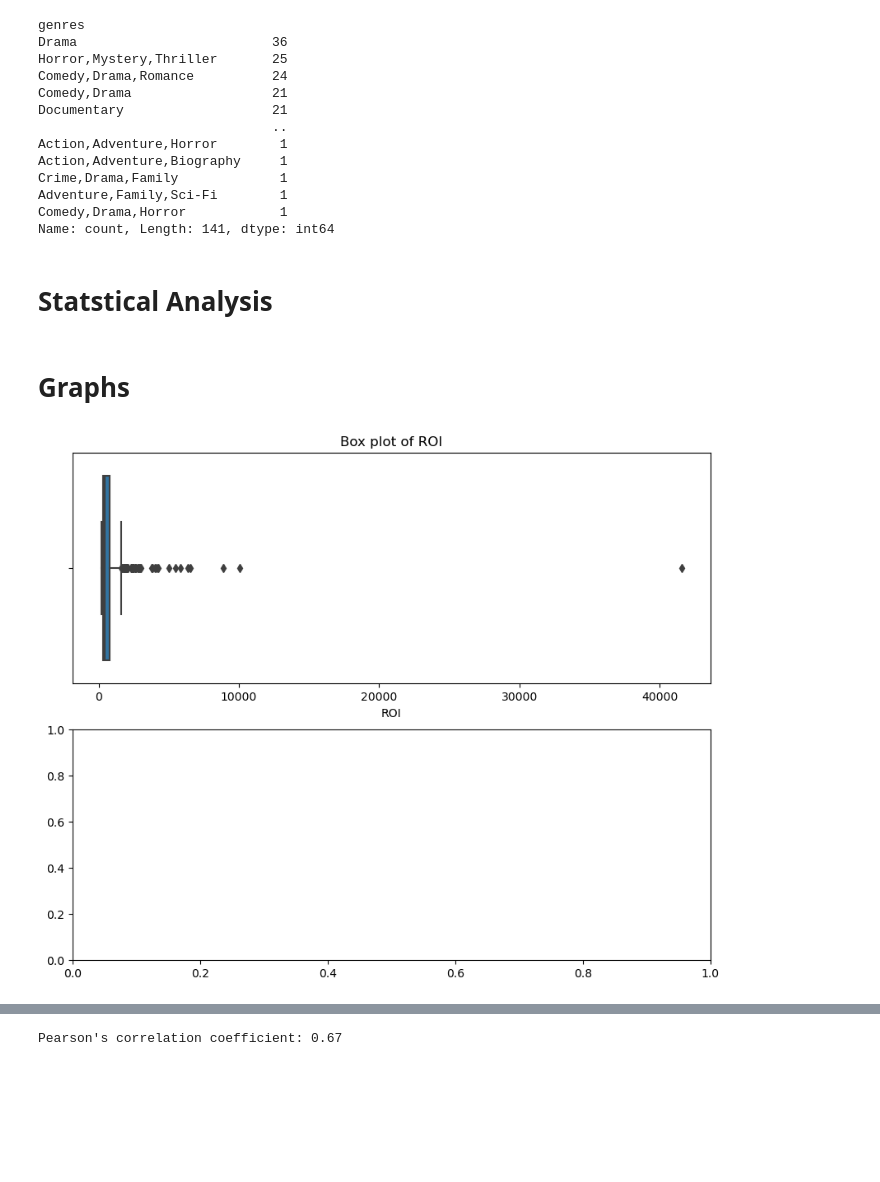
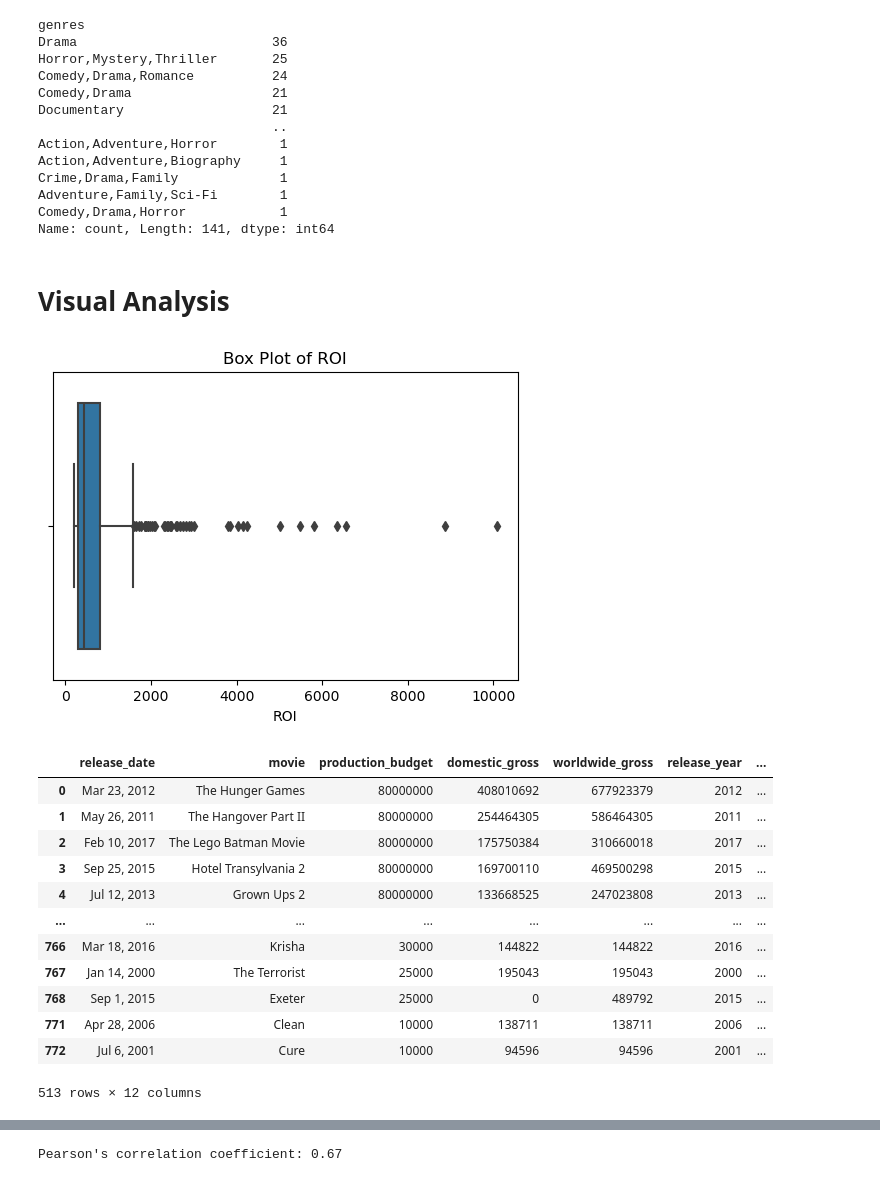
Before and after one commit to GoknurK/Movie_Studio, a Jupyter notebook: stats.ipynb, the cells around one changed output, grey strips where cells are left out. Cells and saved outputs as stored; diff of their text form; code cells hidden in the pictures; blank space fills up the shorter version.

Commit message:
adding box, scatter plots and organizing notebook

```diff
--- a/stats.ipynb
+++ b/stats.ipynb
@@ -230,7 +199,6 @@ movie_budgets_filtered
 # %%
-#ORIGINAL ROI column - DO NOT RUN THIS CODE
-#may not use anymore
-movie_budgets_filtered['ROI'] = round(movie_budgets_filtered['worldwide_gross'] / movie_budgets_filtered['production_budget']) * 100
+# Create return on investment (ROI) column
+movie_budgets_filtered['roi'] = round((movie_budgets_filtered['profit'] / movie_budgets_filtered['production_budget']) * 100, 2)
 movie_budgets_filtered
 # %% [output]
 |  | id | release_date | movie | production_budget | domestic_gross | worldwide_gross | release_year | ... |
@@ -246,7 +214,3 @@ movie_budgets_filtered
 | 5780 | 81 | Sep 29, 2015 | A Plague So Pleasant | 1400 | 0 | 0 | 2015 | ... |
 | 5781 | 82 | Aug 5, 2005 | My Date With Drew | 1100 | 181041 | 181041 | 2005 | ... |
 4387 rows × 10 columns
-# %%
-#new ROI column with production budget subtracted
-movie_budgets_filtered['roi'] = round((movie_budgets_filtered['net_profit'] / movie_budgets_filtered['production_budget']) * 100, 2)
-movie_budgets_filtered
@@ -409 +322,4 @@ merge_copy
+# %%
+# Dropping unnecessary columns
+merge_copy.drop(columns = ["id", "start_year", "original_title", "runtime_minutes"], inplace = True)
 # %%
@@ -430,3 +345,0 @@ movie_df
-# %%
-#dropping unnecessary columns
-movie_df.drop(columns = ["id", "start_year", "original_title", "runtime_minutes"], inplace = True)
@@ -464,16 +360,14 @@ Adventure,Family,Sci-Fi        1
 Comedy,Drama,Horror            1
 Name: count, Length: 141, dtype: int64
 # %% [markdown]
-# Statstical Analysis
+# Visual Analysis
-# %% [markdown]
-# Graphs
 # %%
-#box plot
-fig, ax = plt.subplots(nrows=2, ncols=1, figsize=(10, 8))
-sns.boxplot(x=movie_df['roi'], ax=ax[0])
-ax[0].set_title('Box plot of ROI')
-ax[0].set_xlabel('ROI')
+# Using box plot to see any outliers
 
+fig, ax = plt.subplots(figsize=(6, 4))
+sns.boxplot(x=movie_df['roi'], ax=ax)
+ax.set_title('Box Plot of ROI')
+ax.set_xlabel('ROI')
 plt.show()
 # %% [output]
-[figure, old version]
+[figure, new version]
@@ -479,0 +378,17 @@ plt.show()
+# %%
+# Sanity Check
+movie_df
+# %% [output]
+|  | release_date | movie | production_budget | domestic_gross | worldwide_gross | release_year | ... |
+| 0 | Mar 23, 2012 | The Hunger Games | 80000000 | 408010692 | 677923379 | 2012 | ... |
+| 1 | May 26, 2011 | The Hangover Part II | 80000000 | 254464305 | 586464305 | 2011 | ... |
+| 2 | Feb 10, 2017 | The Lego Batman Movie | 80000000 | 175750384 | 310660018 | 2017 | ... |
+| 3 | Sep 25, 2015 | Hotel Transylvania 2 | 80000000 | 169700110 | 469500298 | 2015 | ... |
+| 4 | Jul 12, 2013 | Grown Ups 2 | 80000000 | 133668525 | 247023808 | 2013 | ... |
+| ... | ... | ... | ... | ... | ... | ... | ... |
+| 766 | Mar 18, 2016 | Krisha | 30000 | 144822 | 144822 | 2016 | ... |
+| 767 | Jan 14, 2000 | The Terrorist | 25000 | 195043 | 195043 | 2000 | ... |
+| 768 | Sep 1, 2015 | Exeter | 25000 | 0 | 489792 | 2015 | ... |
+| 771 | Apr 28, 2006 | Clean | 10000 | 138711 | 138711 | 2006 | ... |
+| 772 | Jul 6, 2001 | Cure | 10000 | 94596 | 94596 | 2001 | ... |
+513 rows × 12 columns
```
Also changed, not shown: parts of 69 cells of this notebook, 1 other file.
